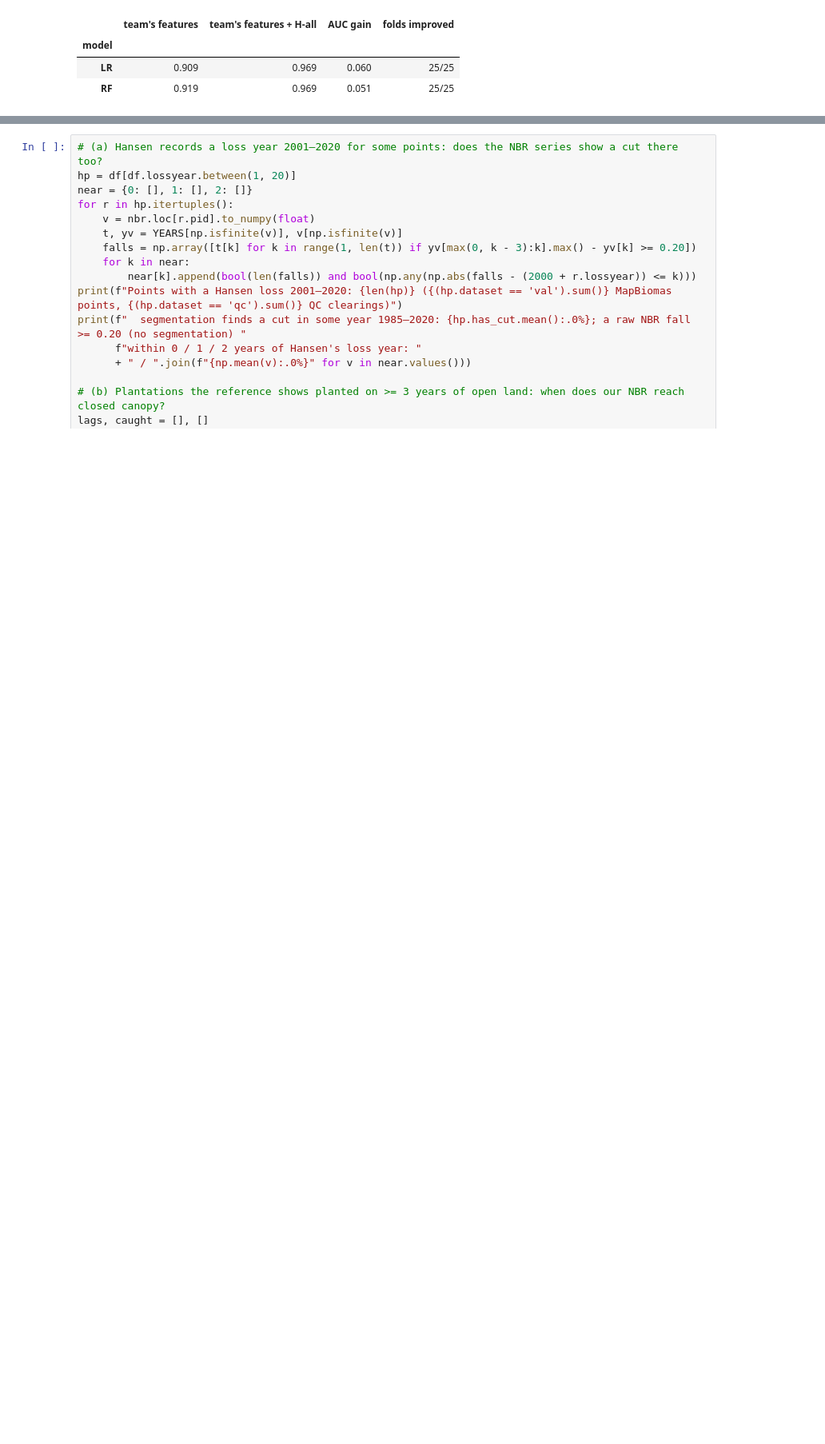
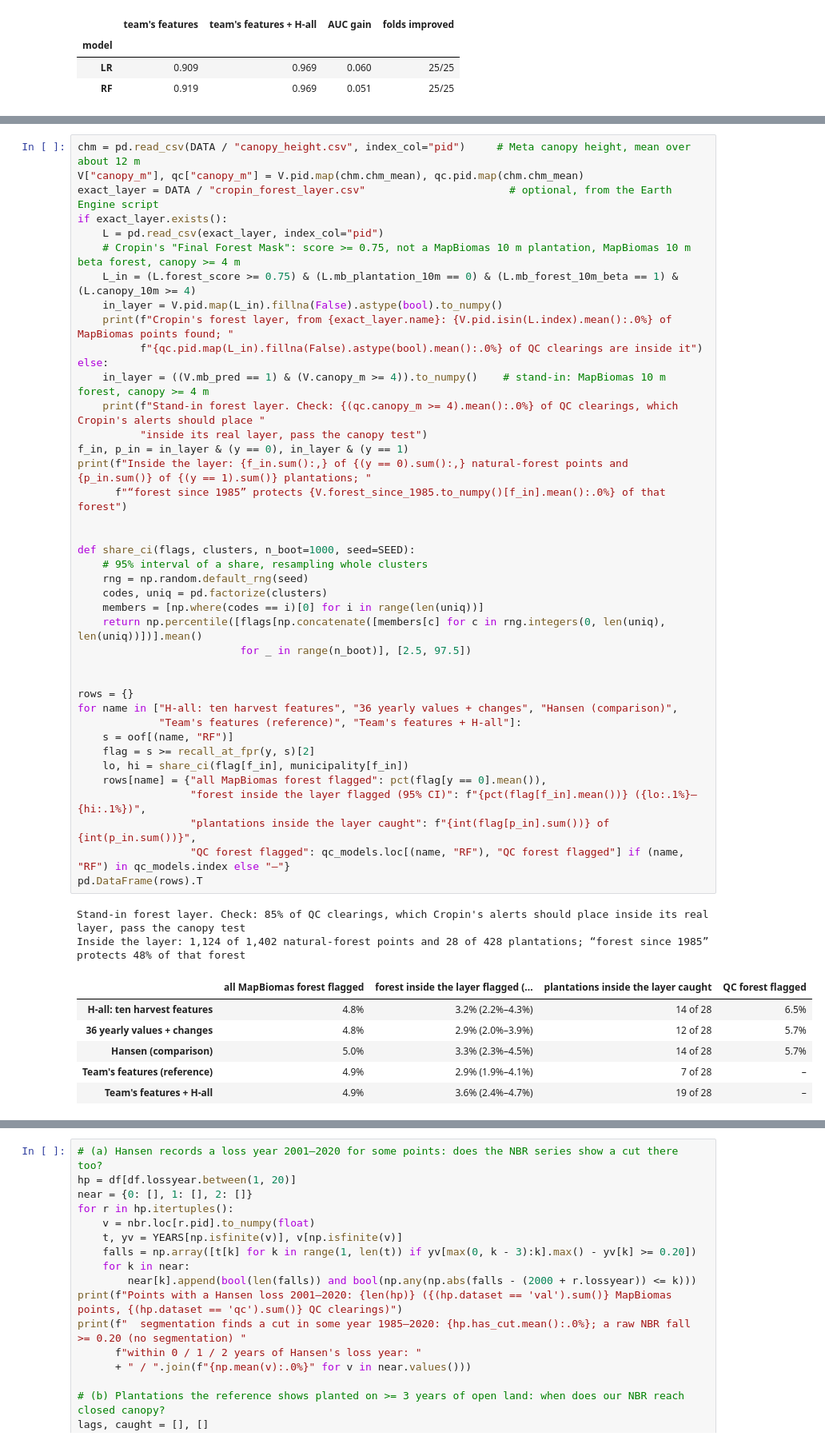
Before and after one commit to clement-docteur/mit_cropin_alab, a Jupyter notebook: harvest_cycles/harvest_cycles_findings.ipynb, the cells around one changed output, grey strips where cells are left out. Shown at 80% size. Drawn from its saved outputs; the diff is of its cells as text; blank space fills up the shorter version.

```diff
--- a/harvest_cycles/harvest_cycles_findings.ipynb
+++ b/harvest_cycles/harvest_cycles_findings.ipynb
@@ -989,0 +1002,49 @@ Adding the ten harvest features lifts the team's model from 0.909–0.919 to 0.9
+# %%
+chm = pd.read_csv(DATA / "canopy_height.csv", index_col="pid")     # Meta canopy height, mean over about 12 m
+V["canopy_m"], qc["canopy_m"] = V.pid.map(chm.chm_mean), qc.pid.map(chm.chm_mean)
+exact_layer = DATA / "cropin_forest_layer.csv"                       # optional, from the Earth Engine script
+if exact_layer.exists():
+    L = pd.read_csv(exact_layer, index_col="pid")
+    # Cropin's "Final Forest Mask": score >= 0.75, not a MapBiomas 10 m plantation, MapBiomas 10 m beta forest, canopy >= 4 m
+    L_in = (L.forest_score >= 0.75) & (L.mb_plantation_10m == 0) & (L.mb_forest_10m_beta == 1) & (L.canopy_10m >= 4)
+    in_layer = V.pid.map(L_in).fillna(False).astype(bool).to_numpy()
+    print(f"Cropin's forest layer, from {exact_layer.name}: {V.pid.isin(L.index).mean():.0%} of MapBiomas points found; "
+          f"{qc.pid.map(L_in).fillna(False).astype(bool).mean():.0%} of QC clearings are inside it")
+else:
+    in_layer = ((V.mb_pred == 1) & (V.canopy_m >= 4)).to_numpy()    # stand-in: MapBiomas 10 m forest, canopy >= 4 m
+    print(f"Stand-in forest layer. Check: {(qc.canopy_m >= 4).mean():.0%} of QC clearings, which Cropin's alerts should place "
+          "inside its real layer, pass the canopy test")
+f_in, p_in = in_layer & (y == 0), in_layer & (y == 1)
+print(f"Inside the layer: {f_in.sum():,} of {(y == 0).sum():,} natural-forest points and {p_in.sum()} of {(y == 1).sum()} plantations; "
+      f"“forest since 1985” protects {V.forest_since_1985.to_numpy()[f_in].mean():.0%} of that forest")
+
+
+def share_ci(flags, clusters, n_boot=1000, seed=SEED):
+    # 95% interval of a share, resampling whole clusters
+    rng = np.random.default_rng(seed)
+    codes, uniq = pd.factorize(clusters)
+    members = [np.where(codes == i)[0] for i in range(len(uniq))]
+    return np.percentile([flags[np.concatenate([members[c] for c in rng.integers(0, len(uniq), len(uniq))])].mean()
+                          for _ in range(n_boot)], [2.5, 97.5])
+
+
+rows = {}
+for name in ["H-all: ten harvest features", "36 yearly values + changes", "Hansen (comparison)",
+             "Team's features (reference)", "Team's features + H-all"]:
+    s = oof[(name, "RF")]
+    flag = s >= recall_at_fpr(y, s)[2]
+    lo, hi = share_ci(flag[f_in], municipality[f_in])
+    rows[name] = {"all MapBiomas forest flagged": pct(flag[y == 0].mean()),
+                  "forest inside the layer flagged (95% CI)": f"{pct(flag[f_in].mean())} ({lo:.1%}–{hi:.1%})",
+                  "plantations inside the layer caught": f"{int(flag[p_in].sum())} of {int(p_in.sum())}",
+                  "QC forest flagged": qc_models.loc[(name, "RF"), "QC forest flagged"] if (name, "RF") in qc_models.index else "–"}
+pd.DataFrame(rows).T
+# %% [output]
+Stand-in forest layer. Check: 85% of QC clearings, which Cropin's alerts should place inside its real layer, pass the canopy test
+Inside the layer: 1,124 of 1,402 natural-forest points and 28 of 428 plantations; “forest since 1985” protects 48% of that forest
+|  | all MapBiomas forest flagged | forest inside the layer flagged (... | plantations inside the layer caught | QC forest flagged |
+| H-all: ten harvest features | 4.8% | 3.2% (2.2%–4.3%) | 14 of 28 | 6.5% |
+| 36 yearly values + changes | 4.8% | 2.9% (2.0%–3.9%) | 12 of 28 | 5.7% |
+| Hansen (comparison) | 5.0% | 3.3% (2.3%–4.5%) | 14 of 28 | 5.7% |
+| Team's features (reference) | 4.9% | 2.9% (1.9%–4.1%) | 7 of 28 | – |
+| Team's features + H-all | 4.9% | 3.6% (2.4%–4.7%) | 19 of 28 | – |
```
Also changed, not shown: parts of 8 cells of this notebook, 3 other files.
